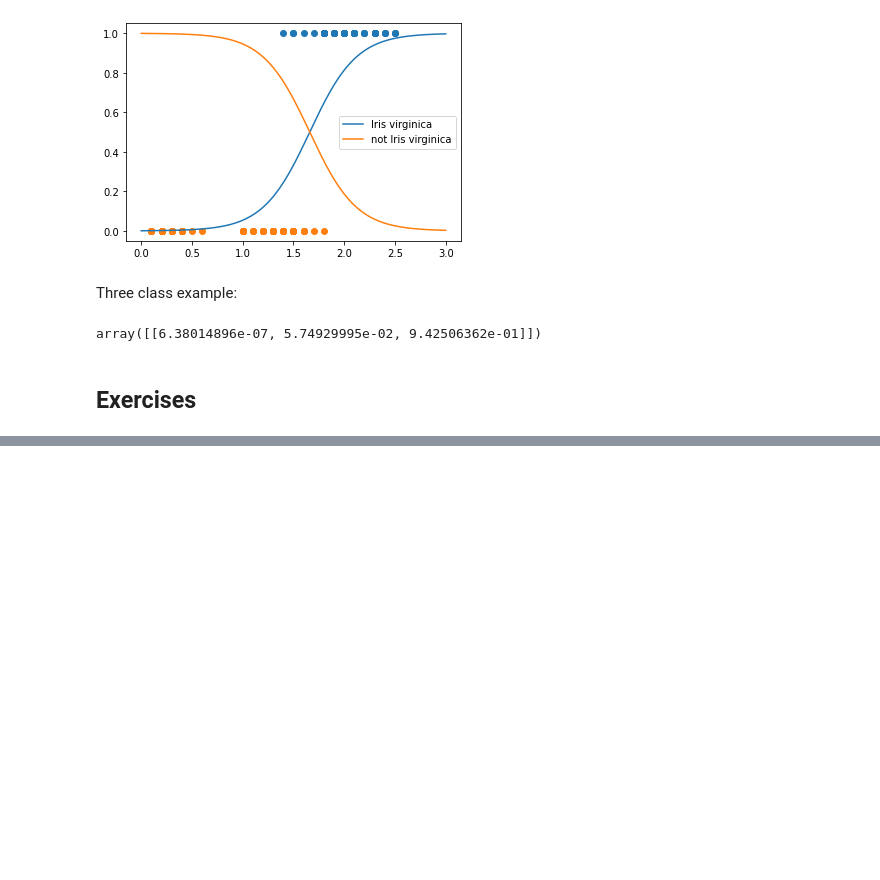
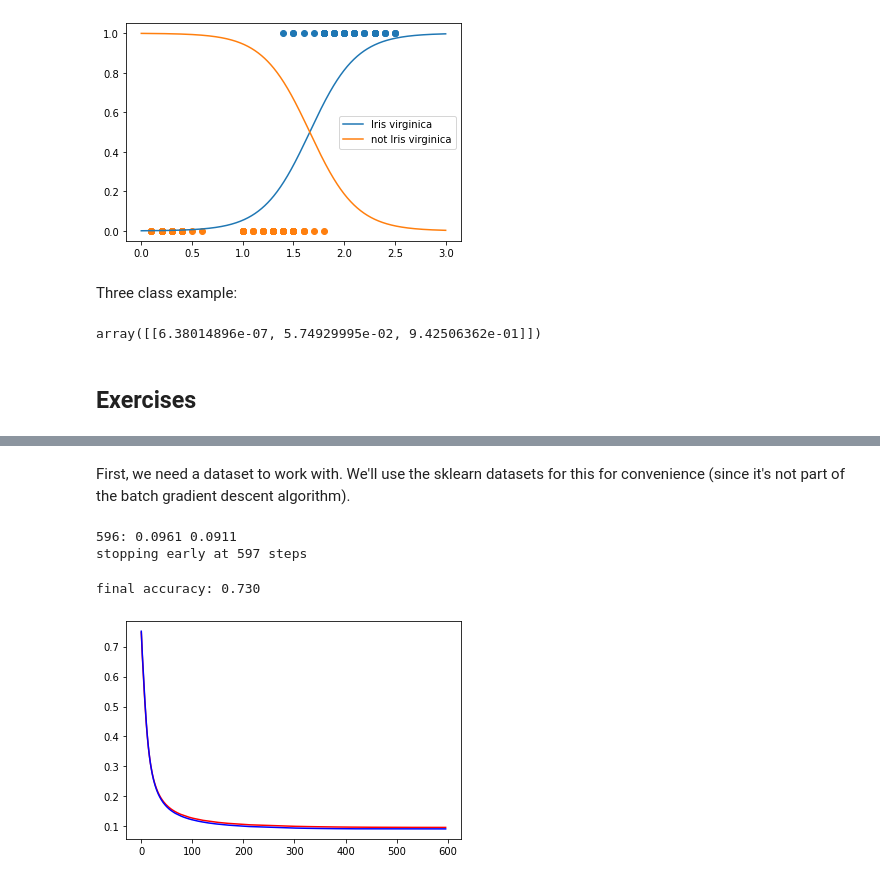
Before and after one commit to kms15/reading_notes, a Jupyter notebook: handsonml2e/handson-ml2-04.ipynb, the cells around one changed output, grey strips where cells are left out. Saved outputs shown, nothing was run; the diff lists cells and outputs as text; code cells hidden in the pictures; blank space fills up the shorter version.

```diff
--- a/handsonml2e/handson-ml2-04.ipynb
+++ b/handsonml2e/handson-ml2-04.ipynb
@@ -323,0 +376,79 @@ array([[6.38014896e-07, 5.74929995e-02, 9.42506362e-01]])
+# %%
+import tensorflow as tf
+import tensorflow_probability as tfp
+tfd = tfp.distributions
+from matplotlib import pyplot as plt
+# %% [markdown]
+First, we need a dataset to work with.  We'll use the sklearn datasets for this for convenience (since it's not part of the batch gradient descent algorithm).
+# %%
+from sklearn.datasets import fetch_openml
+mnist = fetch_openml('mnist_784', version=1)
+# %%
+X = mnist['data']
+y = mnist['target']
+num_classes = 10
+size_train = 60000
+dtype = tf.float16
+
+X_train = tf.constant(X[:size_train]/255, dtype=dtype)
+X_test = tf.constant(X[size_train:]/255, dtype=dtype)
+y_train = y[:size_train]
+y_test = y[size_train:]
+
+y_train_onehot = tf.cast(tf.one_hot(y_train, num_classes), dtype=dtype)
+y_test_onehot = tf.cast(tf.one_hot(y_test, num_classes), dtype=dtype)
+# %%
+@tf.function()
+def apply_softmax(theta, X):
+    u = tf.tensordot(X, theta, [[1],[1]])
+    v = tf.math.exp(tf.clip_by_value(u, -6, 6))
+    return v / tf.reduce_sum(v, axis=1)[:, tf.newaxis]
+
+@tf.function()
+def softmax_gradient(theta, X, y):
+    y_hat = apply_softmax(theta, X)
+    return tf.reduce_mean(
+        (y_hat - y)[:, :, tf.newaxis] * X[:, tf.newaxis, :], axis=0)
+
+@tf.function()
+def loss(theta, X, y):
+    y_hat = apply_softmax(theta, X)
+    return -tf.math.reduce_mean(y * tf.math.log(y_hat))
+
+eta0=0.6
+tau=100
+max_iter = 10000
+
+# initialize the weights
+theta = tfd.Normal(
+    tf.constant(0., dtype=dtype),
+    tf.constant(1., dtype=dtype),
+    ).sample((num_classes, X_train.shape[1], ))
+
+training_loss = []
+validation_loss = []
+for i in range(max_iter):
+    eta = eta0 / (1 + i/tau)
+    theta = theta - eta * softmax_gradient(
+        theta, X_train, y_train_onehot)
+    training_loss.append(loss(theta, X_train, y_train_onehot))
+    validation_loss.append(loss(theta, X_test, y_test_onehot))
+    print(f'\r{i}: {training_loss[-1]:.4f} {validation_loss[-1]:.4f}',
+         end='')
+    if i > 0 and validation_loss[-1] > validation_loss[-2]:
+        print(f'\nstopping early at {i+1} steps')
+        break
+# %% [output]
+596: 0.0961 0.0911
+stopping early at 597 steps
+# %%
+plt.plot(training_loss, 'r')
+plt.plot(validation_loss, 'b');
+
+y_hat_test_onehot = apply_softmax(theta, X_test)
+y_hat_test = tf.math.argmax(y_hat_test_onehot, axis=1)
+accuracy = tf.reduce_mean(tf.cast(y_hat_test == y_test, dtype))
+print(f'final accuracy: {accuracy:.3f}')
+# %% [output]
+final accuracy: 0.730
+[figure, added]
```
Also changed, not shown: parts of 26 cells of this notebook.
